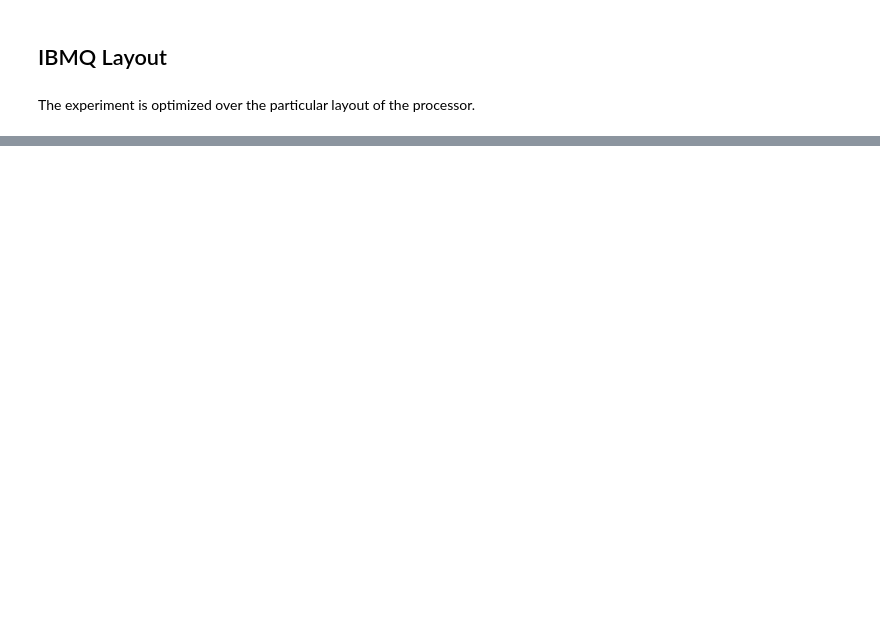
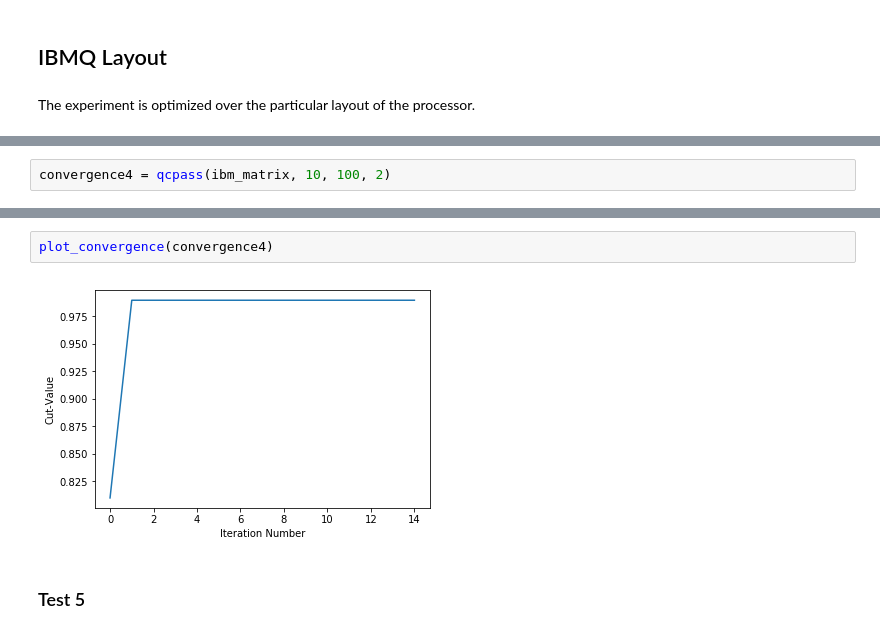
Before and after one commit to Thiagorwb/USEQIP, a Jupyter notebook: Max-Cut/Hybrid Max-Cut.ipynb, the cells around one changed output, grey strips where cells are left out. Saved outputs shown, nothing was run; the diff lists cells and outputs as text; blank space fills up the shorter version.

```diff
--- a/Max-Cut/Hybrid Max-Cut.ipynb
+++ b/Max-Cut/Hybrid Max-Cut.ipynb
@@ -447,0 +658,2 @@ def qcpass(adjacency_matrix, niters, shots):
+# %%
+convergence4 = qcpass(ibm_matrix, 10, 100, 2)
@@ -447,0 +679,6 @@ def qcpass(adjacency_matrix, niters, shots):
+# %%
+plot_convergence(convergence4)
+# %% [output]
+[figure, added]
+# %% [markdown]
+### Test 5
```
Also changed, not shown: parts of 36 cells of this notebook.
